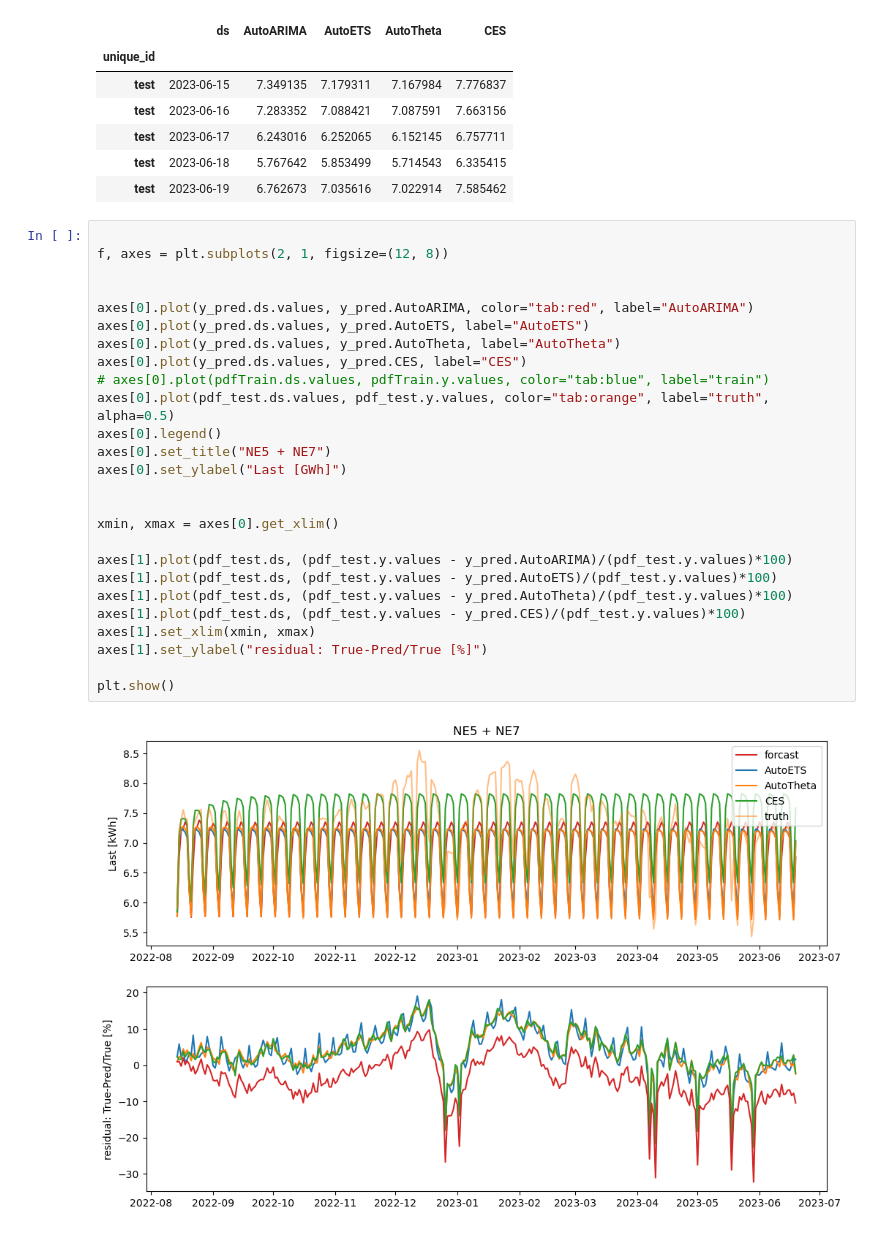
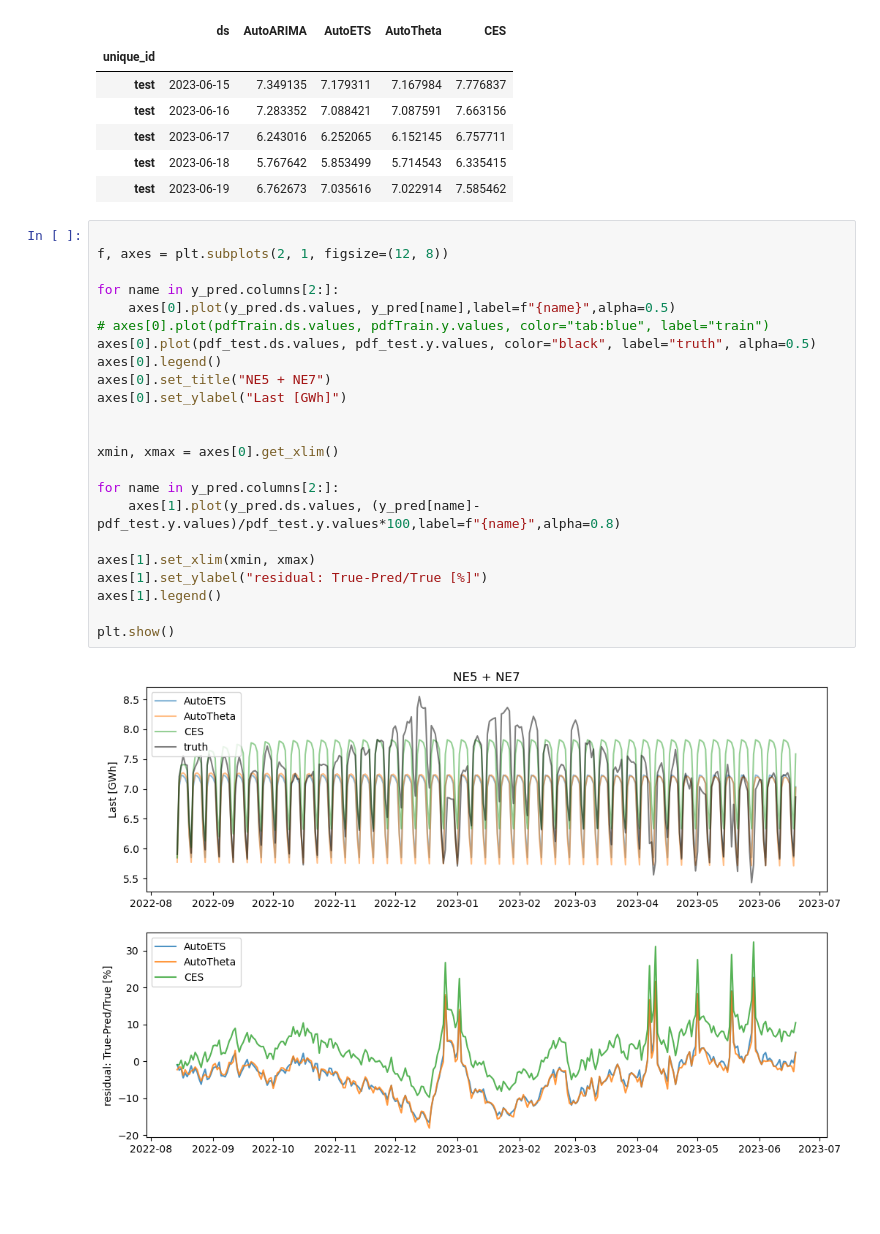
Before and after one commit to sbuse/ts_forecasting, a Jupyter notebook: Mittelfristprognose/simple - statitical/AutoARIMA statsforecast.ipynb, the cells around one changed output. Saved outputs shown, nothing was run; the diff lists cells and outputs as text; blank space fills up the shorter version.

Commit message:
imporvement updating the plot

```diff
--- a/Mittelfristprognose/simple - statitical/AutoARIMA statsforecast.ipynb
+++ b/Mittelfristprognose/simple - statitical/AutoARIMA statsforecast.ipynb
@@ -114,28 +114,25 @@ y_pred.tail()
 # %%
 
 f, axes = plt.subplots(2, 1, figsize=(12, 8))
 
-
-axes[0].plot(y_pred.ds.values, y_pred.AutoARIMA, color="tab:red", label="AutoARIMA")
-axes[0].plot(y_pred.ds.values, y_pred.AutoETS, label="AutoETS")
-axes[0].plot(y_pred.ds.values, y_pred.AutoTheta, label="AutoTheta")
-axes[0].plot(y_pred.ds.values, y_pred.CES, label="CES")
+for name in y_pred.columns[2:]:
+    axes[0].plot(y_pred.ds.values, y_pred[name],label=f"{name}",alpha=0.5)
 # axes[0].plot(pdfTrain.ds.values, pdfTrain.y.values, color="tab:blue", label="train")
-axes[0].plot(pdf_test.ds.values, pdf_test.y.values, color="tab:orange", label="truth", alpha=0.5)
+axes[0].plot(pdf_test.ds.values, pdf_test.y.values, color="black", label="truth", alpha=0.5)
 axes[0].legend()
 axes[0].set_title("NE5 + NE7")
 axes[0].set_ylabel("Last [GWh]")
 
 
 xmin, xmax = axes[0].get_xlim()
 
-axes[1].plot(pdf_test.ds, (pdf_test.y.values - y_pred.AutoARIMA)/(pdf_test.y.values)*100)
-axes[1].plot(pdf_test.ds, (pdf_test.y.values - y_pred.AutoETS)/(pdf_test.y.values)*100)
-axes[1].plot(pdf_test.ds, (pdf_test.y.values - y_pred.AutoTheta)/(pdf_test.y.values)*100)
-axes[1].plot(pdf_test.ds, (pdf_test.y.values - y_pred.CES)/(pdf_test.y.values)*100)
+for name in y_pred.columns[2:]:
+    axes[1].plot(y_pred.ds.values, (y_pred[name]-pdf_test.y.values)/pdf_test.y.values*100,label=f"{name}",alpha=0.8)
+
 axes[1].set_xlim(xmin, xmax)
 axes[1].set_ylabel("residual: True-Pred/True [%]")
+axes[1].legend()
 
 plt.show()
 # %% [output]
-[figure, old version]
+[figure, new version]
```
Also changed, not shown: parts of 2 cells of this notebook.
